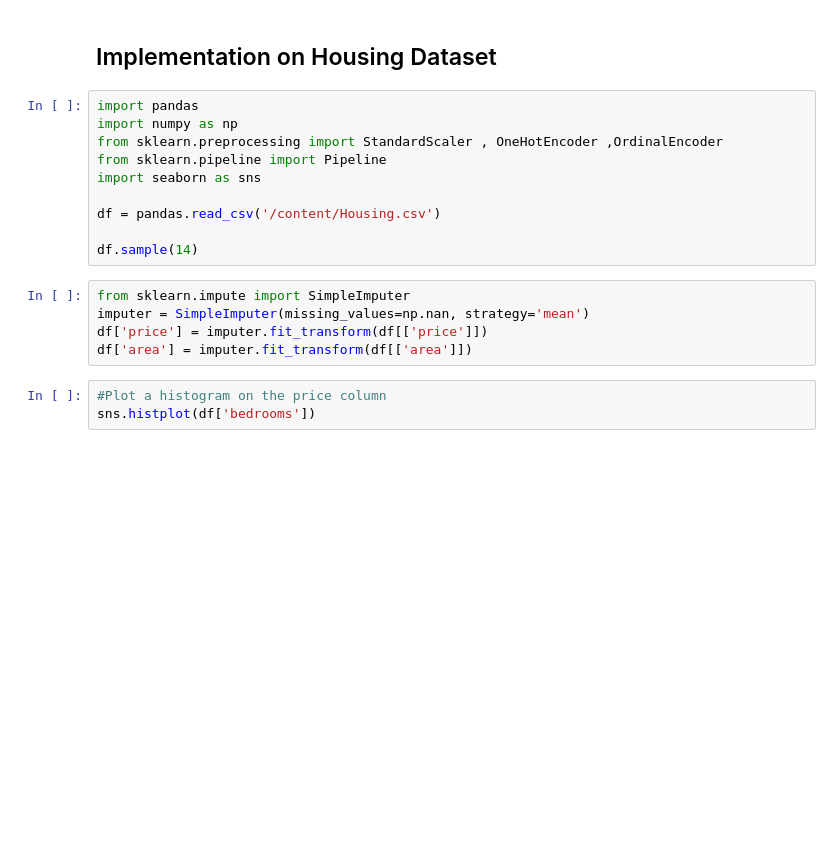
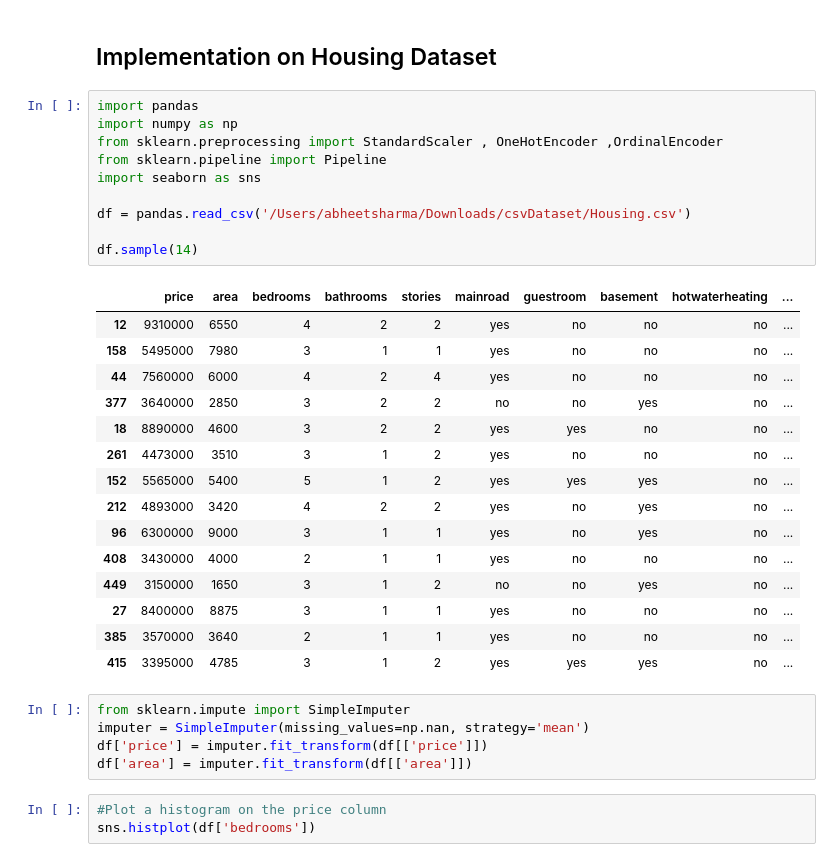
Before and after one commit to abheetsharma09/ml-dl-from-scratch, a Jupyter notebook: Gradient Desent/stochastic_GD.ipynb, the cells around one changed output. Drawn from its saved outputs; the diff is of its cells as text; blank space fills up the shorter version.

```diff
--- a/Gradient Desent/stochastic_GD.ipynb
+++ b/Gradient Desent/stochastic_GD.ipynb
@@ -85,13 +85,29 @@ RecursionError : 43.56549021569116 %
 # %%
 import pandas
 import numpy as np
 from sklearn.preprocessing import StandardScaler , OneHotEncoder ,OrdinalEncoder
 from sklearn.pipeline import Pipeline
 import seaborn as sns
 
-df = pandas.read_csv('/content/Housing.csv')
+df = pandas.read_csv('/Users/abheetsharma/Downloads/csvDataset/Housing.csv')
 
 df.sample(14)
+# %% [output]
+|  | price | area | bedrooms | bathrooms | stories | mainroad | guestroom | basement | hotwaterheating | ... |
+| 12 | 9310000 | 6550 | 4 | 2 | 2 | yes | no | no | no | ... |
+| 158 | 5495000 | 7980 | 3 | 1 | 1 | yes | no | no | no | ... |
+| 44 | 7560000 | 6000 | 4 | 2 | 4 | yes | no | no | no | ... |
+| 377 | 3640000 | 2850 | 3 | 2 | 2 | no | no | yes | no | ... |
+| 18 | 8890000 | 4600 | 3 | 2 | 2 | yes | yes | no | no | ... |
+| 261 | 4473000 | 3510 | 3 | 1 | 2 | yes | no | no | no | ... |
+| 152 | 5565000 | 5400 | 5 | 1 | 2 | yes | yes | yes | no | ... |
+| 212 | 4893000 | 3420 | 4 | 2 | 2 | yes | no | yes | no | ... |
+| 96 | 6300000 | 9000 | 3 | 1 | 1 | yes | no | yes | no | ... |
+| 408 | 3430000 | 4000 | 2 | 1 | 1 | yes | no | no | no | ... |
+| 449 | 3150000 | 1650 | 3 | 1 | 2 | no | no | yes | no | ... |
+| 27 | 8400000 | 8875 | 3 | 1 | 1 | yes | no | no | no | ... |
+| 385 | 3570000 | 3640 | 2 | 1 | 1 | yes | no | no | no | ... |
+| 415 | 3395000 | 4785 | 3 | 1 | 2 | yes | yes | yes | no | ... |
 # %%
 from sklearn.impute import SimpleImputer
 imputer = SimpleImputer(missing_values=np.nan, strategy='mean')
```
Also changed, not shown: parts of 5 cells of this notebook.
